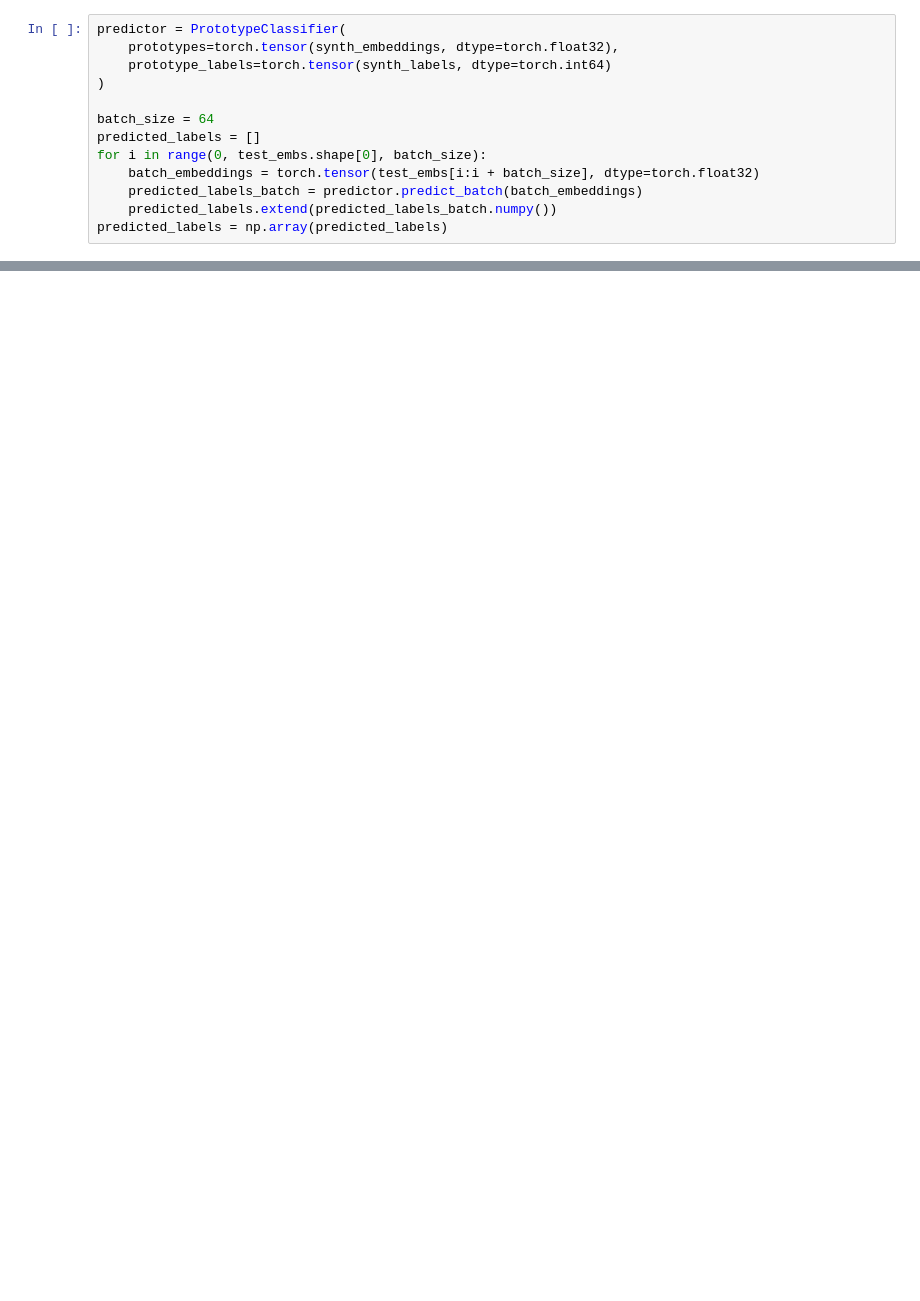
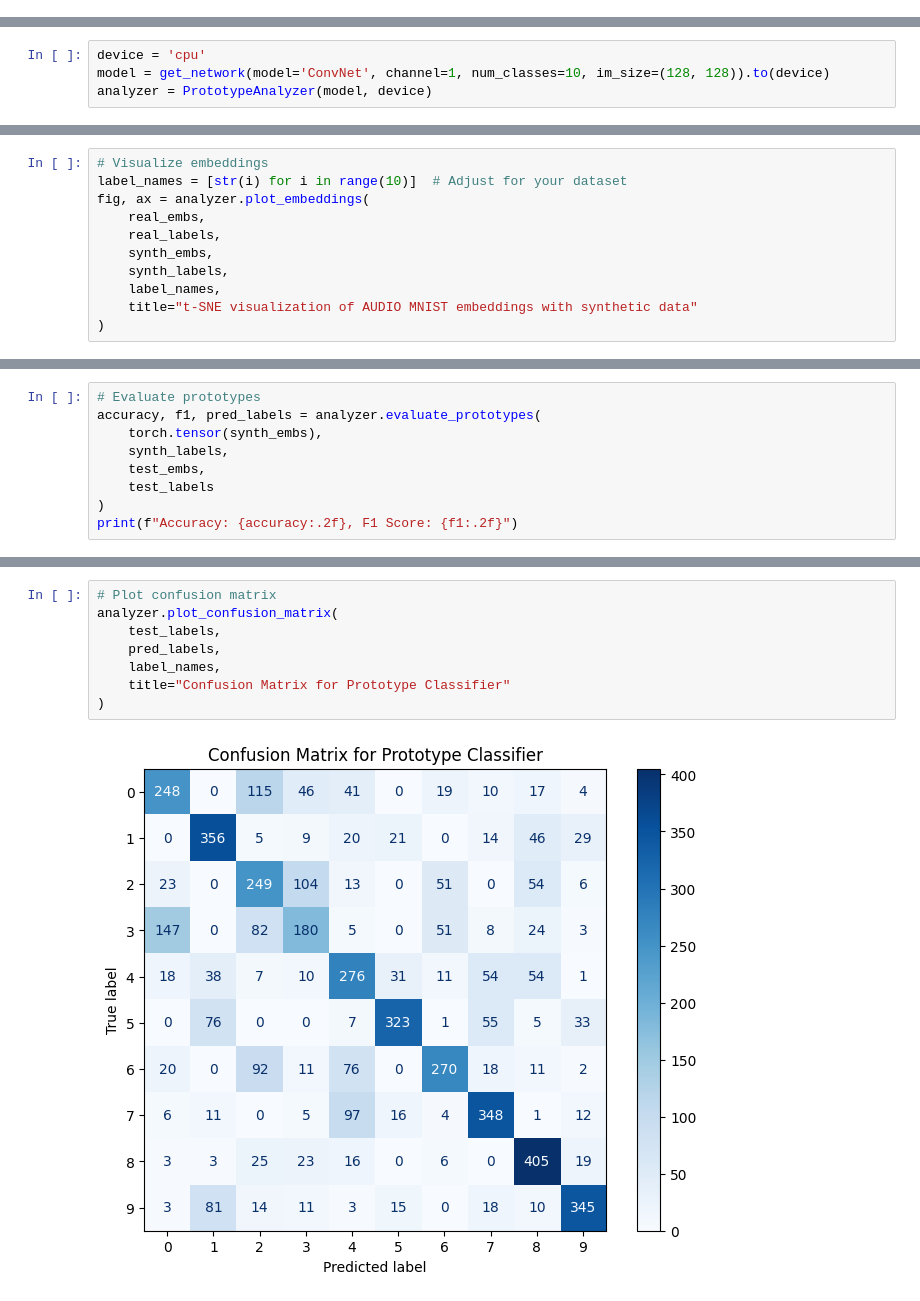
Before and after one commit to IsitaRex/DisTrack, a Jupyter notebook: DistracktedPrototypes.ipynb, the cells around one changed output, grey strips where cells are left out. Drawn from its saved outputs; the diff is of its cells as text; blank space fills up the shorter version.

```diff
--- a/DistracktedPrototypes.ipynb
+++ b/DistracktedPrototypes.ipynb
@@ -251,13 +0,0 @@ plot_embeddings_by_label(embeddings_2d, real_labels,
-# %%
-predictor = PrototypeClassifier(
-    prototypes=torch.tensor(synth_embeddings, dtype=torch.float32),
-    prototype_labels=torch.tensor(synth_labels, dtype=torch.int64)
-)
-
-batch_size = 64
-predicted_labels = []
-for i in range(0, test_embs.shape[0], batch_size):
-    batch_embeddings = torch.tensor(test_embs[i:i + batch_size], dtype=torch.float32)
-    predicted_labels_batch = predictor.predict_batch(batch_embeddings)
-    predicted_labels.extend(predicted_labels_batch.numpy())
-predicted_labels = np.array(predicted_labels)
@@ -329,0 +9,4 @@ Accuracy: 0.5942, F1 Score: 0.5935
+# %%
+device = 'cpu'
+model = get_network(model='ConvNet', channel=1, num_classes=10, im_size=(128, 128)).to(device)
+analyzer = PrototypeAnalyzer(model, device)
@@ -329,0 +56,11 @@ Accuracy: 0.5942, F1 Score: 0.5935
+# %%
+# Visualize embeddings
+label_names = [str(i) for i in range(10)]  # Adjust for your dataset
+fig, ax = analyzer.plot_embeddings(
+    real_embs,
+    real_labels,
+    synth_embs,
+    synth_labels,
+    label_names,
+    title="t-SNE visualization of AUDIO MNIST embeddings with synthetic data"
+)
@@ -329,0 +69,9 @@ Accuracy: 0.5942, F1 Score: 0.5935
+# %%
+# Evaluate prototypes
+accuracy, f1, pred_labels = analyzer.evaluate_prototypes(
+    torch.tensor(synth_embs),
+    synth_labels,
+    test_embs,
+    test_labels
+)
+print(f"Accuracy: {accuracy:.2f}, F1 Score: {f1:.2f}")
@@ -329,0 +80,10 @@ Accuracy: 0.5942, F1 Score: 0.5935
+# %%
+# Plot confusion matrix
+analyzer.plot_confusion_matrix(
+    test_labels,
+    pred_labels,
+    label_names,
+    title="Confusion Matrix for Prototype Classifier"
+)
+# %% [output]
+[figure, added]
```
Also changed, not shown: parts of 45 cells of this notebook.
